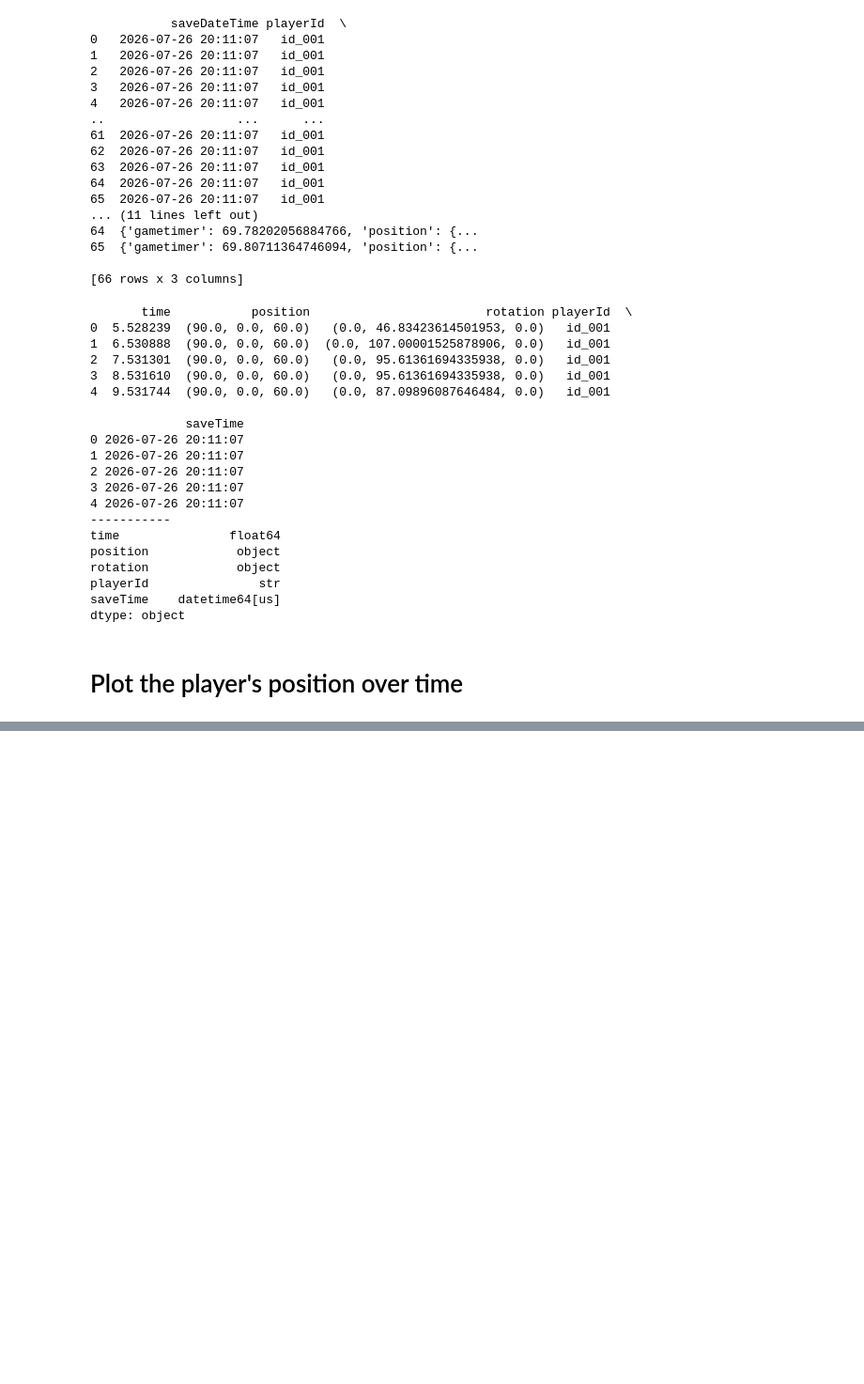
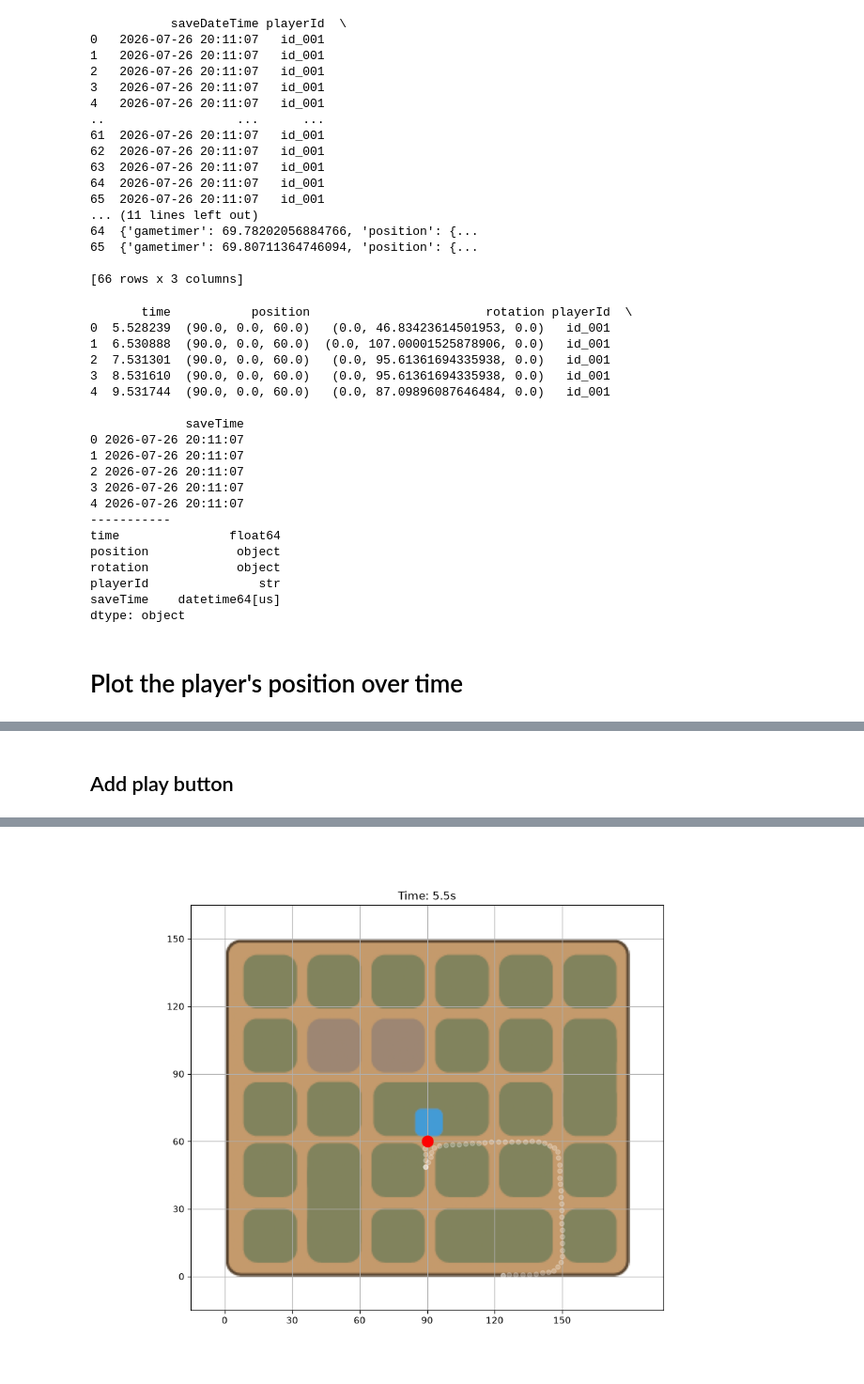
Before and after one commit to mamabox/lumeria-dataViz-proto, a Jupyter notebook: jupyter/architecture.ipynb, the cells around one changed output, grey strips where cells are left out. Shown at 94% size. Drawn from its saved outputs; the diff is of its cells as text; code cells hidden in the pictures; blank space fills up the shorter version.

```diff
--- a/jupyter/architecture.ipynb
+++ b/jupyter/architecture.ipynb
@@ -308,0 +353,59 @@ plt.ylim(map_coord[2], map_coord[3])
+# %% [markdown]
+## Add play button
+# %%
+%matplotlib widget
+import ipywidgets as widgets
+import matplotlib.pyplot as plt
+import matplotlib.image as mpimg
+
+map = mpimg.imread("../images/map_level1.png")
+
+fig, ax3 = plt.subplots(figsize=(10, 8))
+ax3.imshow(map, extent=map_coord, origin="upper", aspect="equal")
+
+# Plot all dots faded as a trail
+trail, = ax3.plot(x_list, z_list, 'o', color='white', alpha=0.25, markersize=5)
+
+# Active path up to current time
+path, = ax3.plot([], [], '-o', color='cyan', markersize=4, linewidth=1)
+
+# Current position marker
+current, = ax3.plot([], [], 'o', color='red', markersize=12, zorder=10)
+
+ax3.set_title("Player Position over Time")
+ticks = np.arange(0,map_coord[1],30)
+
+
+ax3.set_xlim(map_extent[0], map_extent[1])
+ax3.set_ylim(map_extent[2], map_extent[3])
+ax3.set_xticks(ticks)
+ax3.set_yticks(ticks)
+
+plt.grid()
+
+def update(frame):
+    path.set_data(x_list[:frame+1], z_list[:frame+1])
+    current.set_data([x_list[frame]], [z_list[frame]])
+
+    ax3.set_title(f"Time: {t_list[frame]:.1f}s")
+    fig.canvas.draw_idle()
+
+# --------- WIDGET --------- #
+play = widgets.Play(
+    value=0,
+    min=0,
+    max=len(x_list)-1,
+    step=1,
+    interval=100,         # milliseconds between frames
+    description="Play"
+)
+
+slider = widgets.IntSlider(min=0, max=len(x_list)-1, step=1, value=0, description="Frame")
+
+# Link them — dragging the slider or pressing play both drive the same value
+widgets.jslink((play, 'value'), (slider, 'value'))
+
+ui = widgets.HBox([play, slider])
+widgets.interactive_output(update, {'frame': slider})
+display(ui)
+# %% [output]
@@ -308,0 +413 @@ plt.ylim(map_coord[2], map_coord[3])
+[figure, added]
```
Also changed, not shown: parts of 10 cells of this notebook, 2 other files.
